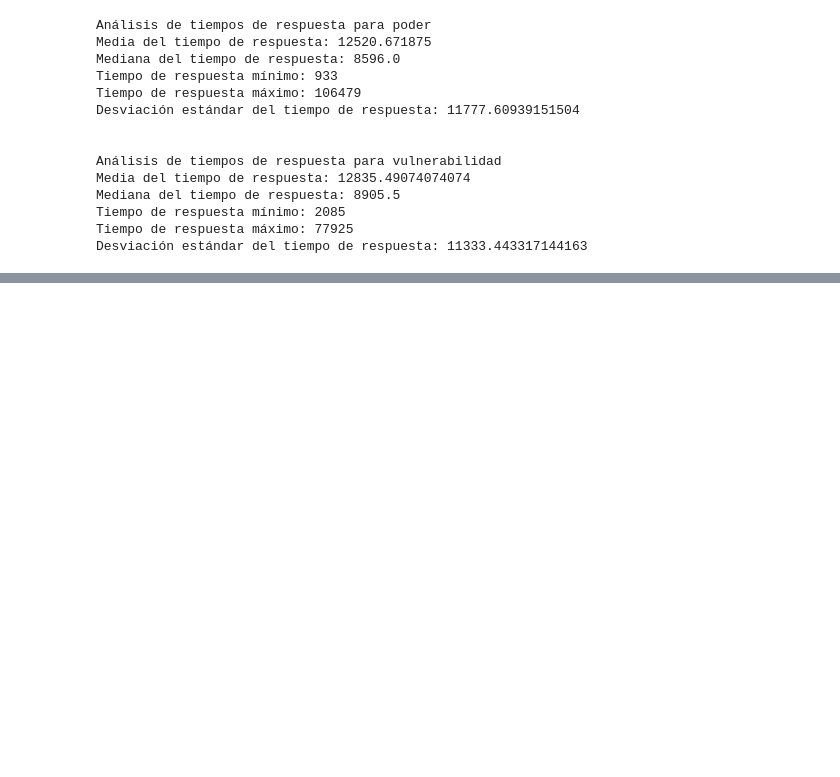
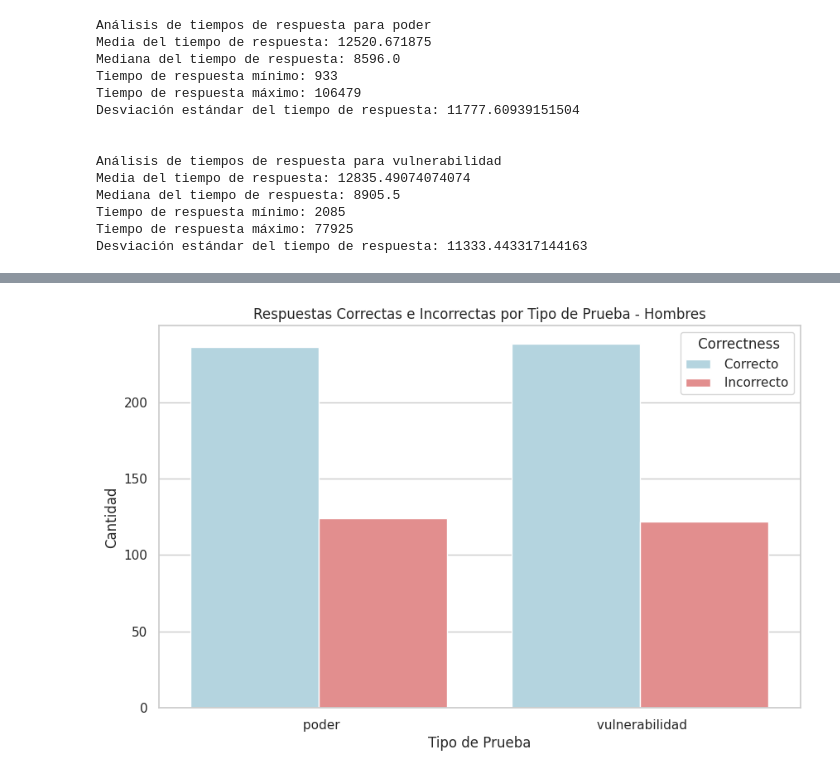
Before and after one commit to Alphabeath/Psicoinformatica, a Jupyter notebook: Analisis/AnalisisPI2.ipynb, the cells around one changed output, grey strips where cells are left out. Drawn from its saved outputs; the diff is of its cells as text; code cells hidden in the pictures; blank space fills up the shorter version.

```diff
--- a/Analisis/AnalisisPI2.ipynb
+++ b/Analisis/AnalisisPI2.ipynb
@@ -216,0 +275,22 @@ Desviación estándar del tiempo de respuesta: 11333.443317144163
+# %%
+# Supongamos que tu DataFrame se llama 'df'
+# Filtrar por género "Hombre"
+df_hombres = temp_bars[temp_bars[' Sexo'] == ' Hombre']
+
+# Crear un gráfico de barras
+sns.set(style="whitegrid")
+plt.figure(figsize=(10, 6))
+
+colores = sns.color_palette(['lightblue', 'lightcoral'])
+# Usar countplot para contar la cantidad de respuestas correctas e incorrectas para cada tipo de prueba
+sns.countplot(x=' Test Name', hue=' Correctness', data=df_hombres, palette=colores)
+
+# Añadir etiquetas y título
+plt.title('Respuestas Correctas e Incorrectas por Tipo de Prueba - Hombres')
+plt.xlabel('Tipo de Prueba')
+plt.ylabel('Cantidad')
+
+# Mostrar el gráfico
+plt.show()
+# %% [output]
+[figure, added]
```
Also changed, not shown: parts of 6 cells of this notebook.
